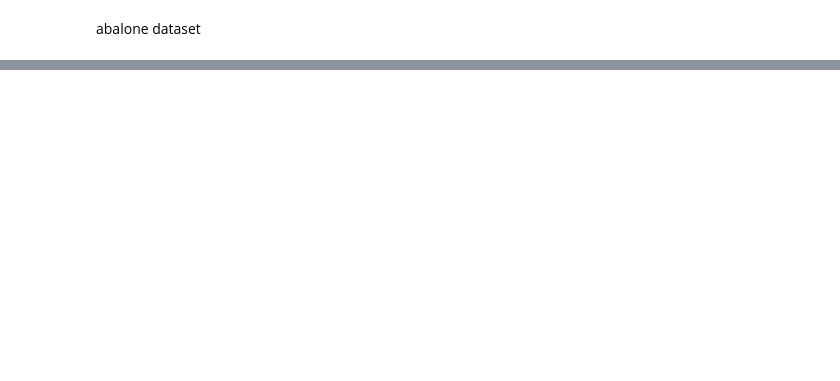
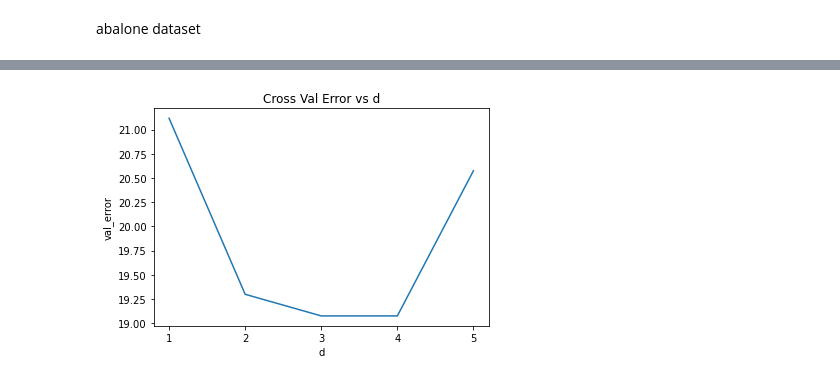
Before and after one commit to Xiang-Pan/NYU_FML, a Jupyter notebook: HW2/c.ipynb, the cells around one changed output, grey strips where cells are left out. Cells and saved outputs as stored; diff of their text form; code cells hidden in the pictures; blank space fills up the shorter version.

```diff
--- a/HW2/c.ipynb
+++ b/HW2/c.ipynb
@@ -197,0 +307,27 @@ prob = svm_problem(train_Y,train_X)
+# %%
+# list save result
+
+val_acc_res = []
+test_acc_res = []
+sv_counts_res = []
+for d in range(1,6):
+    val_acc_list = []
+    test_acc_list = []
+    sv_counts_list = []
+    m_list = []
+    for fold in range(5):
+        # split train val
+        train_x_scaled_, val_x_scaled, train_y_scaled_, val_y_scaled = train_test_split(train_x_scaled, train_y_scaled, test_size=0.2)
+
+        m = svm_train(train_y_scaled_, train_x_scaled_, f'-t 1 -c {c_star} -d {d} -q')
+        sv_len = m.get_sv_indices()
+        sv_counts_list += [len(sv_len)]
+        p_label, p_acc, p_val = svm_predict(val_y_scaled, val_x_scaled, m)
+        val_acc_list += [p_acc[0]]
+        p_label, p_acc, p_val = svm_predict(test_y_scaled, test_x_scaled, m)
+        test_acc_list += [p_acc[0]]
+        # get sup vec counts
+
+    val_acc_res += [sum(val_acc_list)/5]
+    test_acc_res += [sum(test_acc_list)/5]
+    sv_counts_res += [sum(sv_counts_list)/5]
@@ -197,0 +381,13 @@ prob = svm_problem(train_Y,train_X)
+# %%
+# plot val error as function of d
+import matplotlib.pyplot as plt
+val_acc_res = np.array(val_acc_res)
+plt.plot(100-val_acc_res)
+# plt.legend(['d=1', 'd=2', 'd=3', 'd=4', 'd=5'])
+plt.title('Cross Val Error vs d')
+plt.xlabel('d')
+plt.ylabel('val_error')
+plt.xticks([i for i in range(5)],[f"{i}" for i in range(1,6)])
+plt.savefig("./images/C4_cross_val_error_vs_d")
+# %% [output]
+[figure, added]
```
Also changed, not shown: parts of 114 cells of this notebook, 18 other files.
